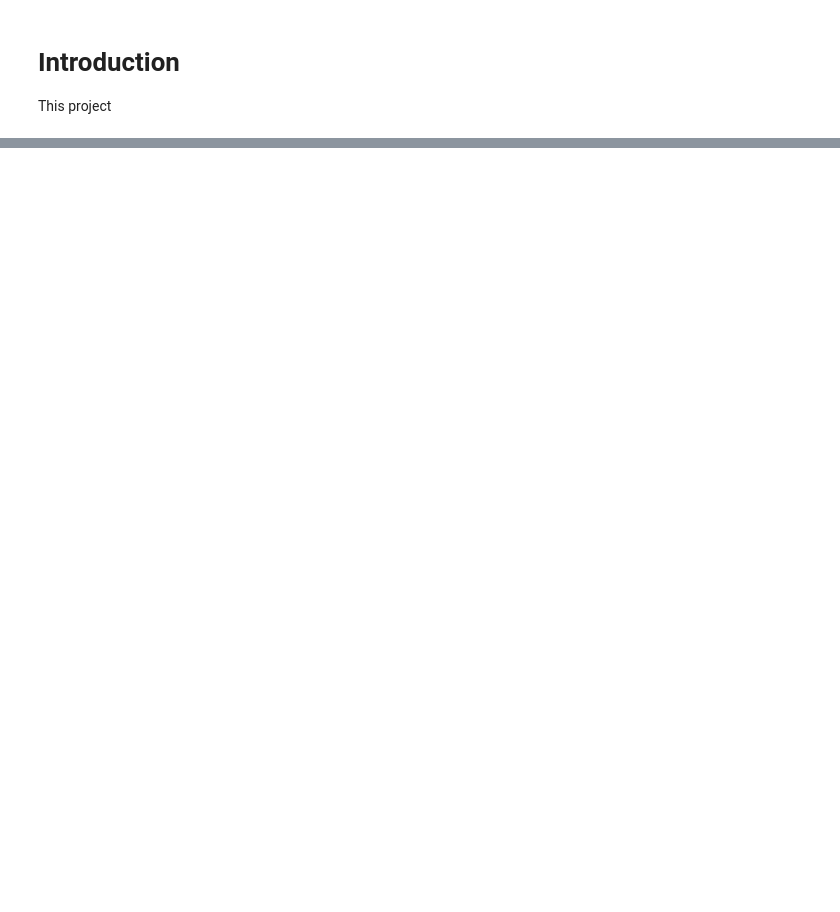
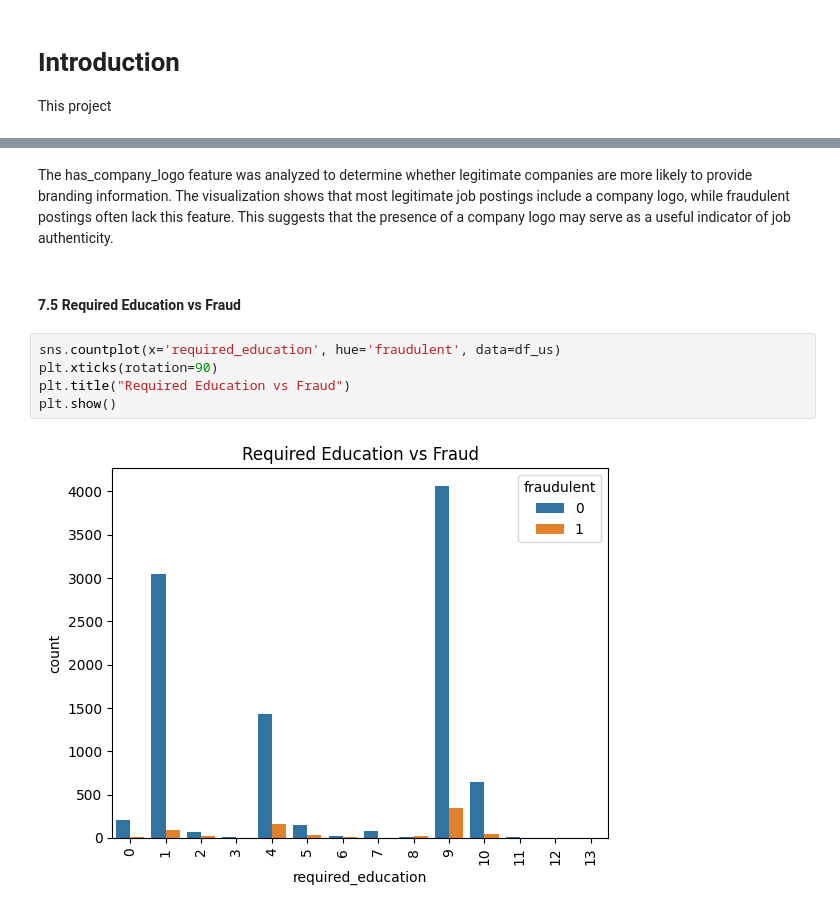
Before and after one commit to porhay007/Fake-Job-Posting-Detection-in-the-U.S.-Job-Market, a Jupyter notebook: Coding/Index.ipynb, the cells around one changed output, grey strips where cells are left out. Saved outputs shown, nothing was run; the diff lists cells and outputs as text; blank space fills up the shorter version.

```diff
--- a/Coding/Index.ipynb
+++ b/Coding/Index.ipynb
@@ -76,0 +240,11 @@ Name: count, dtype: int64
+# %% [markdown]
+The has_company_logo feature was analyzed to determine whether legitimate companies are more likely to provide branding information. The visualization shows that most legitimate job postings include a company logo, while fraudulent postings often lack this feature. This suggests that the presence of a company logo may serve as a useful indicator of job authenticity.
+# %% [markdown]
+#### 7.5 Required Education vs Fraud
+# %%
+sns.countplot(x='required_education', hue='fraudulent', data=df_us)
+plt.xticks(rotation=90)
+plt.title("Required Education vs Fraud")
+plt.show()
+# %% [output]
+[figure, added]
```
Also changed, not shown: parts of 49 cells of this notebook, 4 other files.
